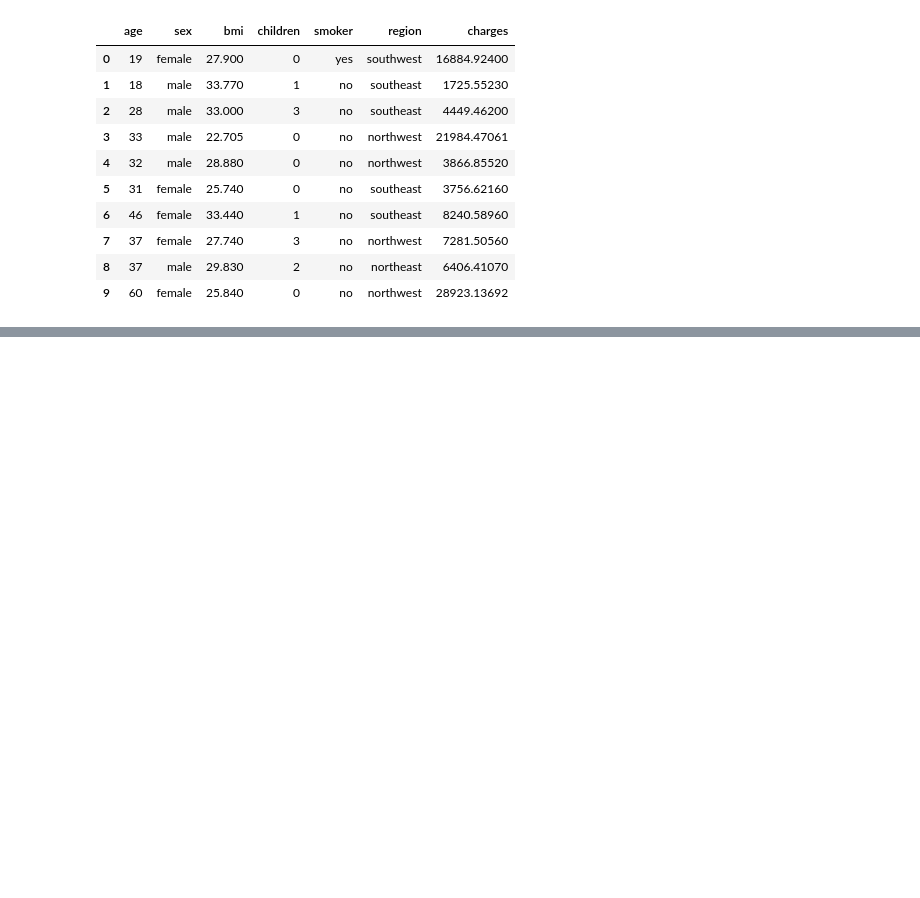
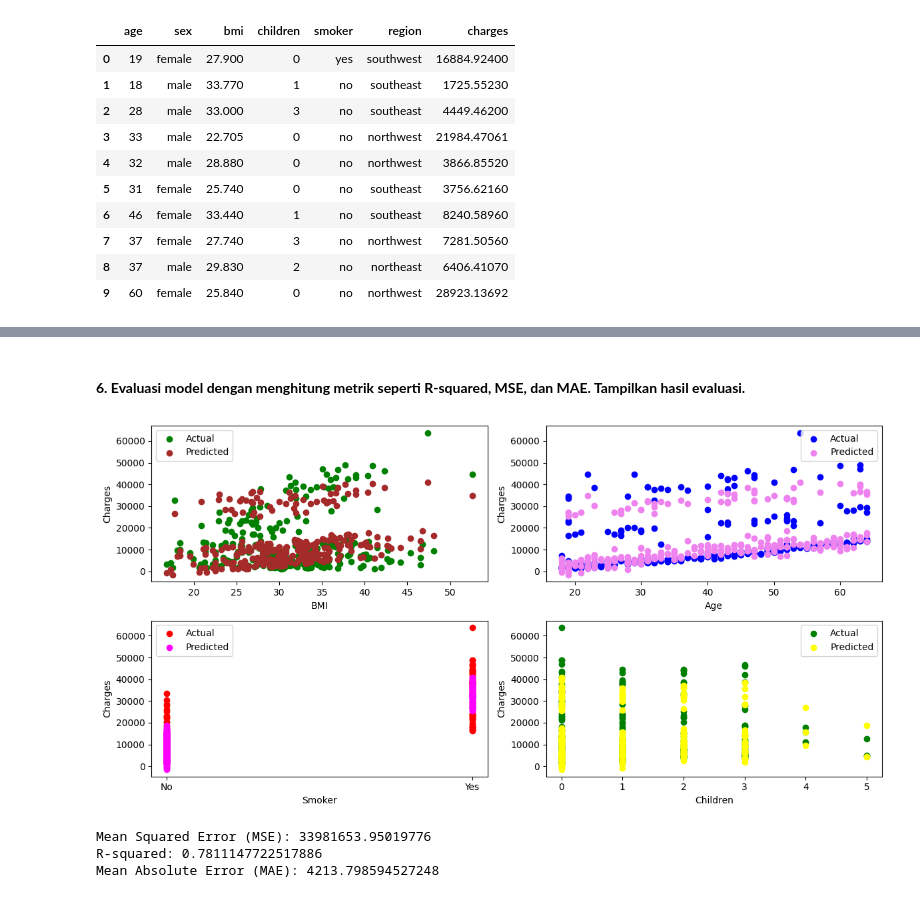
Before and after one commit to bintangsholu21/Pembelajaran-Mesin, a Jupyter notebook: Modul 3 - Regresion.ipynb, the cells around one changed output, grey strips where cells are left out. Cells and saved outputs as stored; diff of their text form; code cells hidden in the pictures; blank space fills up the shorter version.

```diff
--- a/Modul 3 - Regresion.ipynb
+++ b/Modul 3 - Regresion.ipynb
@@ -319,0 +437,4 @@ data.head(10)
+# %%
+# Membuat dan melatih model regresi linier berganda
+model = LinearRegression()
+model.fit(X_train, y_train)
@@ -319,0 +449,3 @@ data.head(10)
+# %%
+# Buatlah prediksi pada set tes
+y_pred = model.predict(X_test)
@@ -319,0 +456,56 @@ data.head(10)
+# %% [markdown]
+#### **6. Evaluasi model dengan menghitung metrik seperti R-squared, MSE, dan MAE. Tampilkan hasil evaluasi.**
+# %%
+# Evaluasi kinerja model
+mse = mean_squared_error(y_test, y_pred)
+r2 = r2_score(y_test, y_pred)
+mae = mean_absolute_error(y_test, y_pred)
+
+
+# Visualisasi hasil
+plt.figure(figsize=(12, 6))
+
+# Sebar plot untuk 'bmi' vs. 'biaya'
+plt.subplot(2, 2, 1)
+plt.scatter(X_test['bmi'], y_test, color='green', label='Actual')
+plt.scatter(X_test['bmi'], y_pred, color='brown', label='Predicted')
+plt.xlabel('BMI')
+plt.ylabel('Charges')
+plt.legend()
+
+# Sebar plot untuk 'usia' vs. 'biaya'
+plt.subplot(2, 2, 2)
+plt.scatter(X_test['age'], y_test, color='blue', label='Actual')
+plt.scatter(X_test['age'], y_pred, color='violet', label='Predicted')
+plt.xlabel('Age')
+plt.ylabel('Charges')
+plt.legend()
+
+# Sebar plot untuk 'smoker' vs. 'charges'
+plt.subplot(2, 2, 3)
+plt.scatter(X_test['smoker'], y_test, color='red', label='Actual')
+plt.scatter(X_test['smoker'], y_pred, color='magenta', label='Predicted')
+plt.xlabel('Smoker')
+plt.ylabel('Charges')
+plt.xticks([0, 1], ['No', 'Yes'])
+plt.legend()
+
+# Sebar plot untuk 'children' vs. 'charges'
+plt.subplot(2, 2, 4)
+plt.scatter(X_test['children'], y_test, color='green', label='Actual')
+plt.scatter(X_test['children'], y_pred, color='yellow', label='Predicted')
+plt.xlabel('Children')
+plt.ylabel('Charges')
+plt.legend()
+
+# Tampilkan semua plot
+plt.tight_layout()
+plt.show()
+print(f"Mean Squared Error (MSE): {mse}")
+print(f"R-squared: {r2}")
+print(f"Mean Absolute Error (MAE): {mae}")
+# %% [output]
+[figure, added]
+Mean Squared Error (MSE): 33981653.95019776
+R-squared: 0.7811147722517886
+Mean Absolute Error (MAE): 4213.798594527248
```
Also changed, not shown: parts of 20 cells of this notebook.
